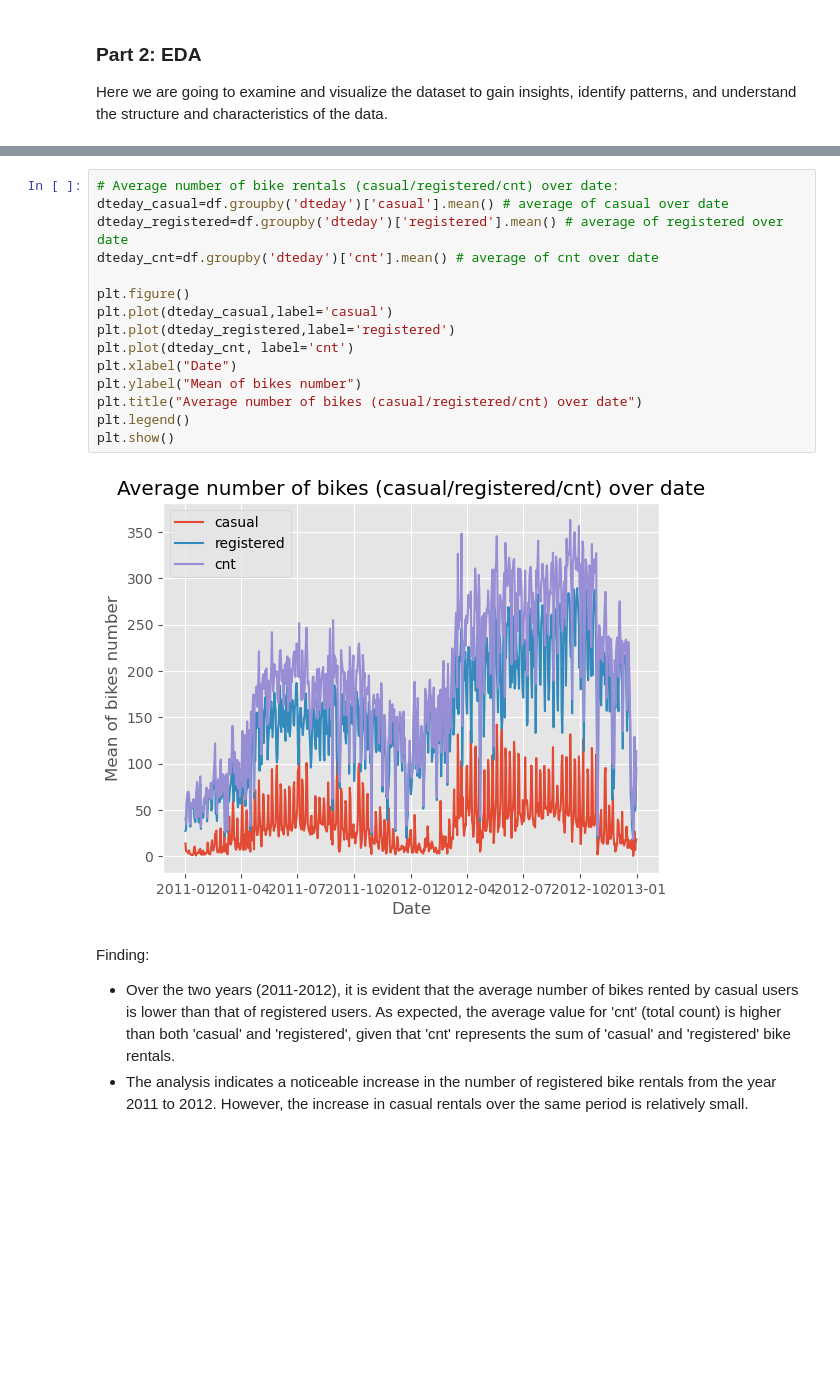
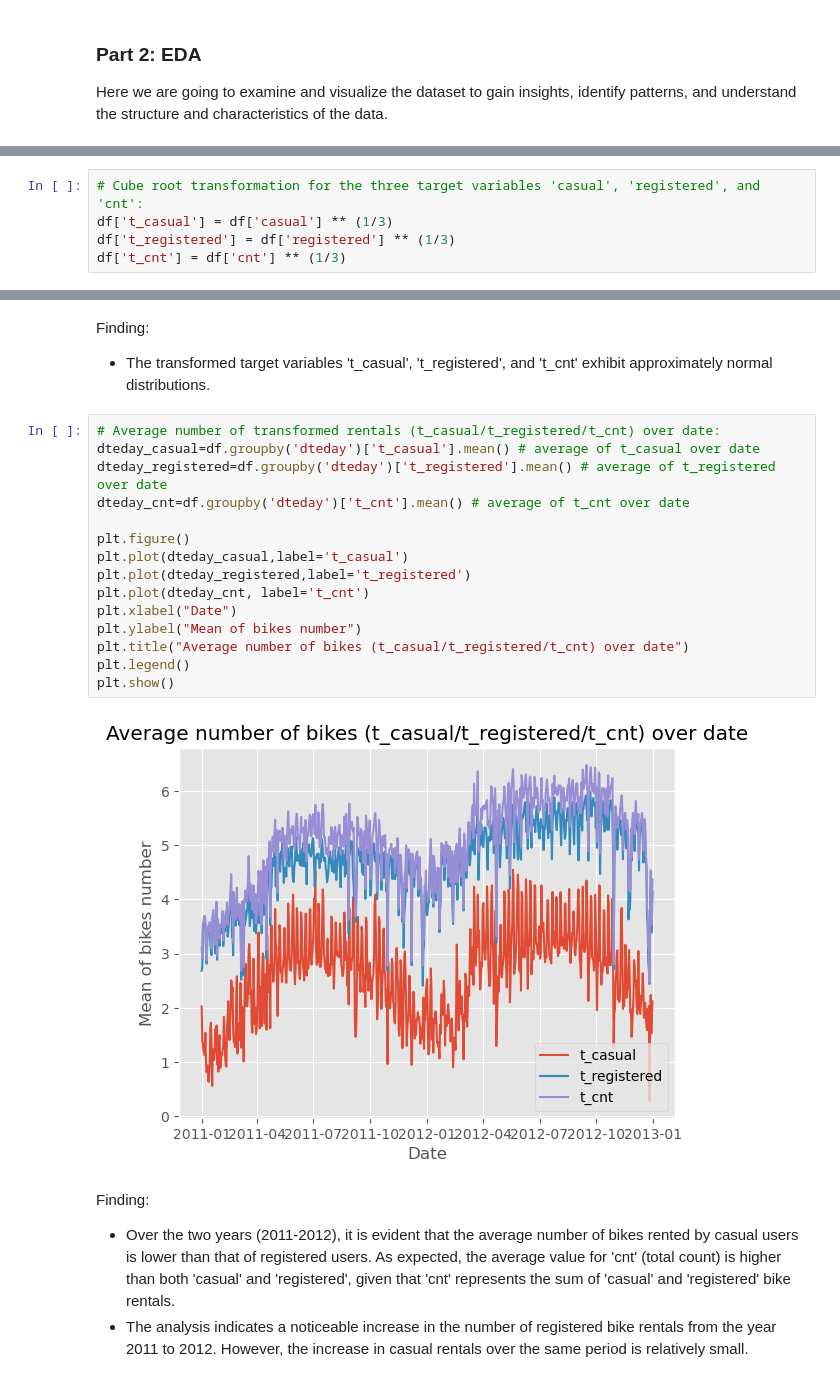
Before and after one commit to mina-roohnavazfar/Capstone-Project, a Jupyter notebook: sprint1_EDA.ipynb, the cells around one changed output, grey strips where cells are left out. Drawn from its saved outputs; the diff is of its cells as text; blank space fills up the shorter version.

Commit message:
new notebook applying transformation on target variable

```diff
--- a/sprint1_EDA.ipynb
+++ b/sprint1_EDA.ipynb
@@ -293,0 +296,5 @@ Finding:
+# %%
+# Cube root transformation for the three target variables 'casual', 'registered', and 'cnt':
+df['t_casual'] = df['casual'] ** (1/3)
+df['t_registered'] = df['registered'] ** (1/3)
+df['t_cnt'] = df['cnt'] ** (1/3)
@@ -294,20 +321,23 @@ Finding:
+# %% [markdown]
+Finding:
+- The transformed target variables 't_casual', 't_registered', and 't_cnt' exhibit approximately normal distributions.
 # %%
-# Average number of bike rentals (casual/registered/cnt) over date:
-dteday_casual=df.groupby('dteday')['casual'].mean() # average of casual over date
-dteday_registered=df.groupby('dteday')['registered'].mean() # average of registered over date
-dteday_cnt=df.groupby('dteday')['cnt'].mean() # average of cnt over date
+# Average number of transformed rentals (t_casual/t_registered/t_cnt) over date:
+dteday_casual=df.groupby('dteday')['t_casual'].mean() # average of t_casual over date
+dteday_registered=df.groupby('dteday')['t_registered'].mean() # average of t_registered over date
+dteday_cnt=df.groupby('dteday')['t_cnt'].mean() # average of t_cnt over date
 
 plt.figure()
-plt.plot(dteday_casual,label='casual')
-plt.plot(dteday_registered,label='registered')
-plt.plot(dteday_cnt, label='cnt')
+plt.plot(dteday_casual,label='t_casual')
+plt.plot(dteday_registered,label='t_registered')
+plt.plot(dteday_cnt, label='t_cnt')
 plt.xlabel("Date")
 plt.ylabel("Mean of bikes number")
-plt.title("Average number of bikes (casual/registered/cnt) over date")
+plt.title("Average number of bikes (t_casual/t_registered/t_cnt) over date")
 plt.legend()
 plt.show()
 # %% [output]
-[figure, old version]
+[figure, new version]
 # %% [markdown]
 Finding:
 - Over the two years (2011-2012), it is evident that the average number of bikes rented by casual users is lower than that of registered users. As expected, the average value for 'cnt' (total count) is higher than both 'casual' and 'registered', given that 'cnt' represents the sum of 'casual' and 'registered' bike rentals.
```
Also changed, not shown: parts of 28 cells of this notebook.
